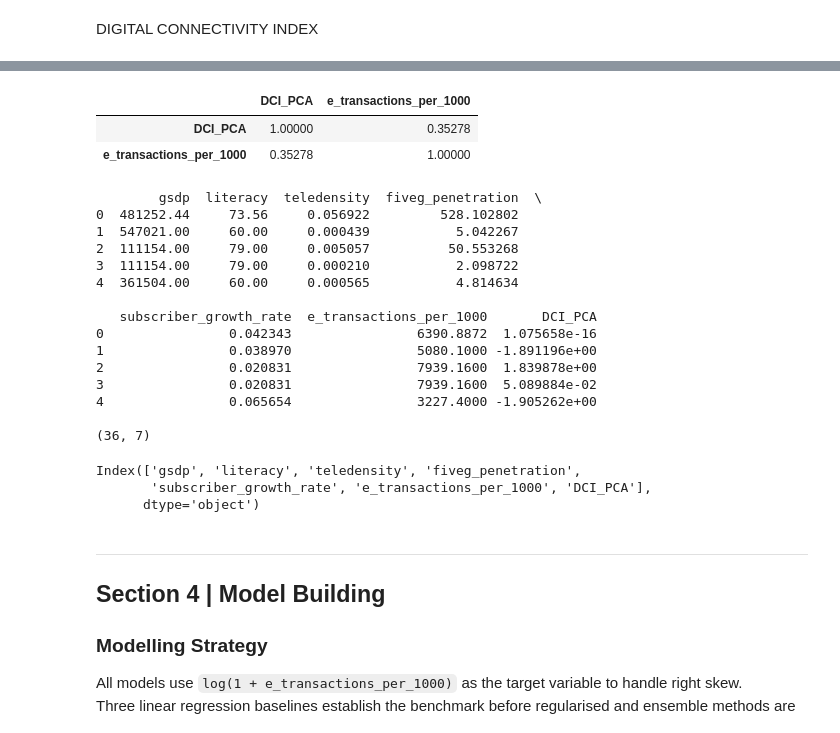
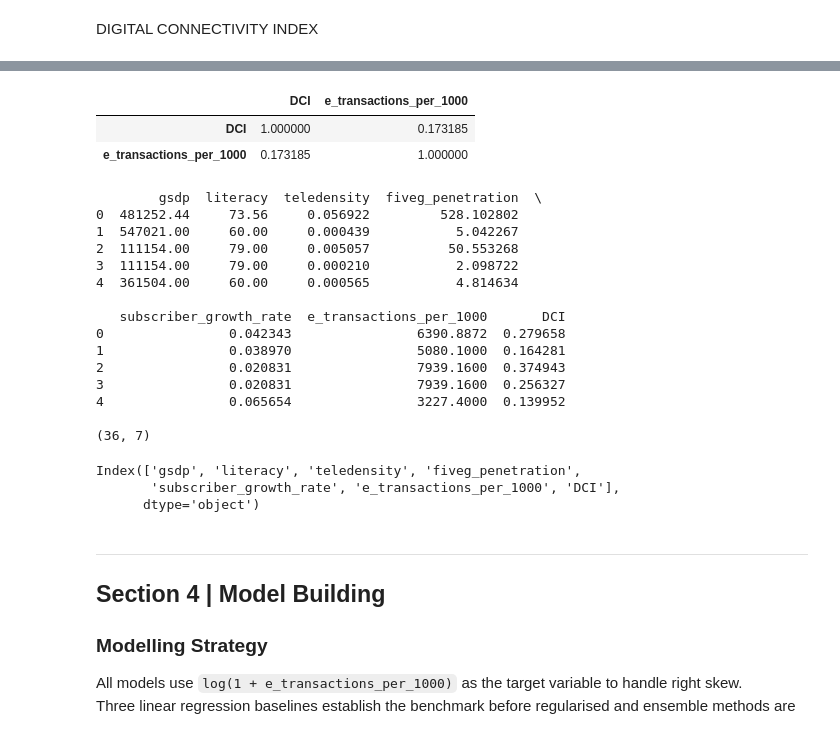
Before and after one commit to Adwaiy/telecom-digital-growth-india, a Jupyter notebook: telcom_analysis.ipynb, the cells around one changed output, grey strips where cells are left out. Saved outputs shown, nothing was run; the diff lists cells and outputs as text; code cells hidden in the pictures.

```diff
--- a/telcom_analysis.ipynb
+++ b/telcom_analysis.ipynb
@@ -357,7 +358,7 @@ DIGITAL CONNECTIVITY INDEX
 from sklearn.decomposition import PCA
 from sklearn.preprocessing import StandardScaler
 
-dci_features = df[[
+dci_features = df_model[[
     'TELEDENSITY',
     'literacy',
     'subscriber_growth_rate'
@@ -369,8 +370,7 @@ scaled_dci = scaler.fit_transform(dci_features)
 
 pca = PCA(n_components=1)
 
-df['DCI_PCA'] = pca.fit_transform(scaled_dci)
-
+df_model['DCI_PCA'] = pca.fit_transform(scaled_dci)
 print(
     "Explained Variance:",
     pca.explained_variance_ratio_
@@ -380,9 +404,9 @@ Explained Variance: [0.45860202]
 # %%
-df[['DCI_PCA', 'e_transactions_per_1000']].corr()
+df[['DCI', 'e_transactions_per_1000']].corr()
 # %% [output]
-|  | DCI_PCA | e_transactions_per_1000 |
-| DCI_PCA | 1.00000 | 0.35278 |
-| e_transactions_per_1000 | 0.35278 | 1.00000 |
+|  | DCI | e_transactions_per_1000 |
+| DCI | 1.000000 | 0.173185 |
+| e_transactions_per_1000 | 0.173185 | 1.000000 |
 # %%
 # -----------------------------------
 # FIXED FEATURE ENGINEERING
@@ -430,19 +454,19 @@ print(df_model.shape)
 3  111154.00     79.00     0.000210           2.098722
 4  361504.00     60.00     0.000565           4.814634
 
-   subscriber_growth_rate  e_transactions_per_1000       DCI_PCA
-0                0.042343                6390.8872  1.075658e-16
-1                0.038970                5080.1000 -1.891196e+00
-2                0.020831                7939.1600  1.839878e+00
-3                0.020831                7939.1600  5.089884e-02
-4                0.065654                3227.4000 -1.905262e+00
+   subscriber_growth_rate  e_transactions_per_1000       DCI
+0                0.042343                6390.8872  0.279658
+1                0.038970                5080.1000  0.164281
+2                0.020831                7939.1600  0.374943
+3                0.020831                7939.1600  0.256327
+4                0.065654                3227.4000  0.139952
 
 (36, 7)
 # %%
 print(df_model.columns)
 # %% [output]
 Index(['gsdp', 'literacy', 'teledensity', 'fiveg_penetration',
-       'subscriber_growth_rate', 'e_transactions_per_1000', 'DCI_PCA'],
+       'subscriber_growth_rate', 'e_transactions_per_1000', 'DCI'],
       dtype='object')
 # %% [markdown]
 ---
```
Also changed, not shown: parts of 17 cells of this notebook, 1 other file.
